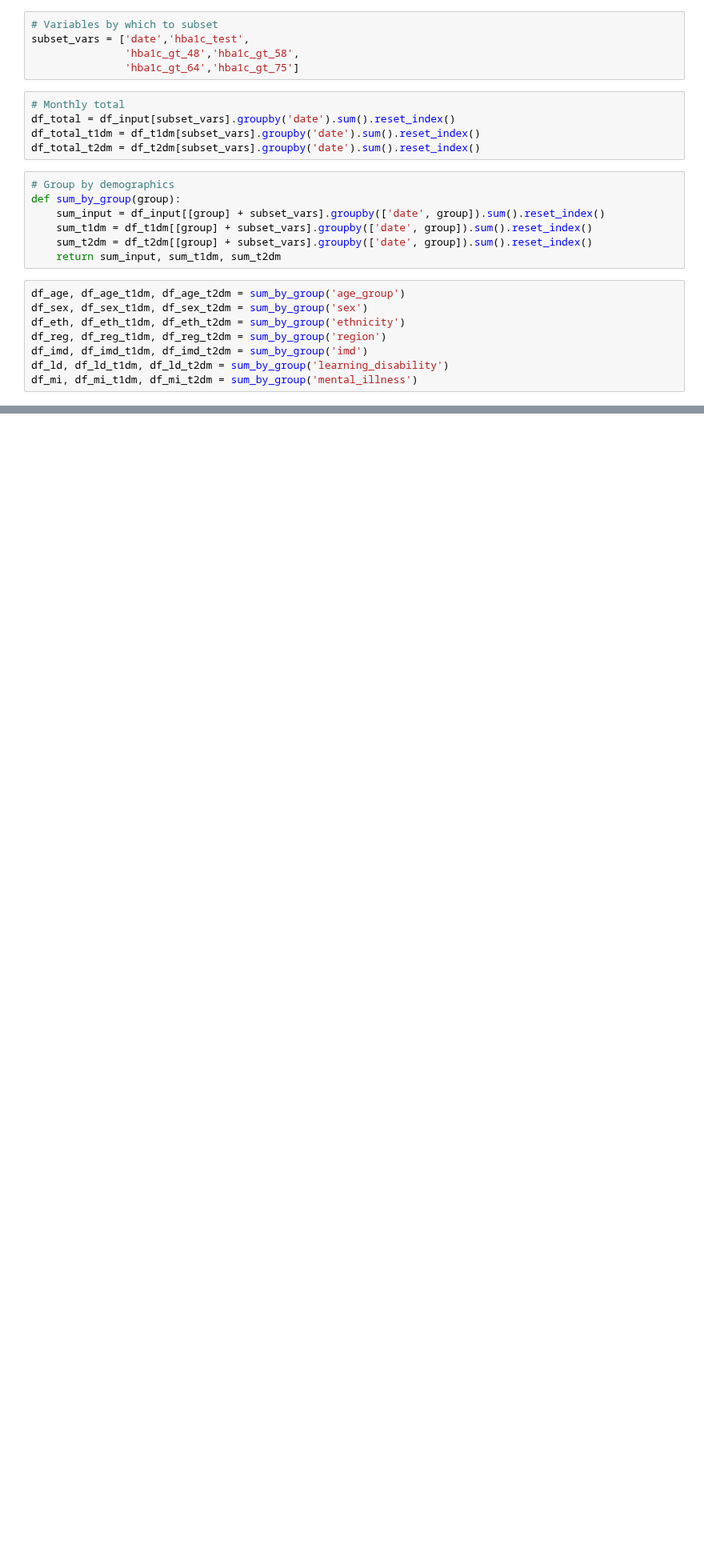
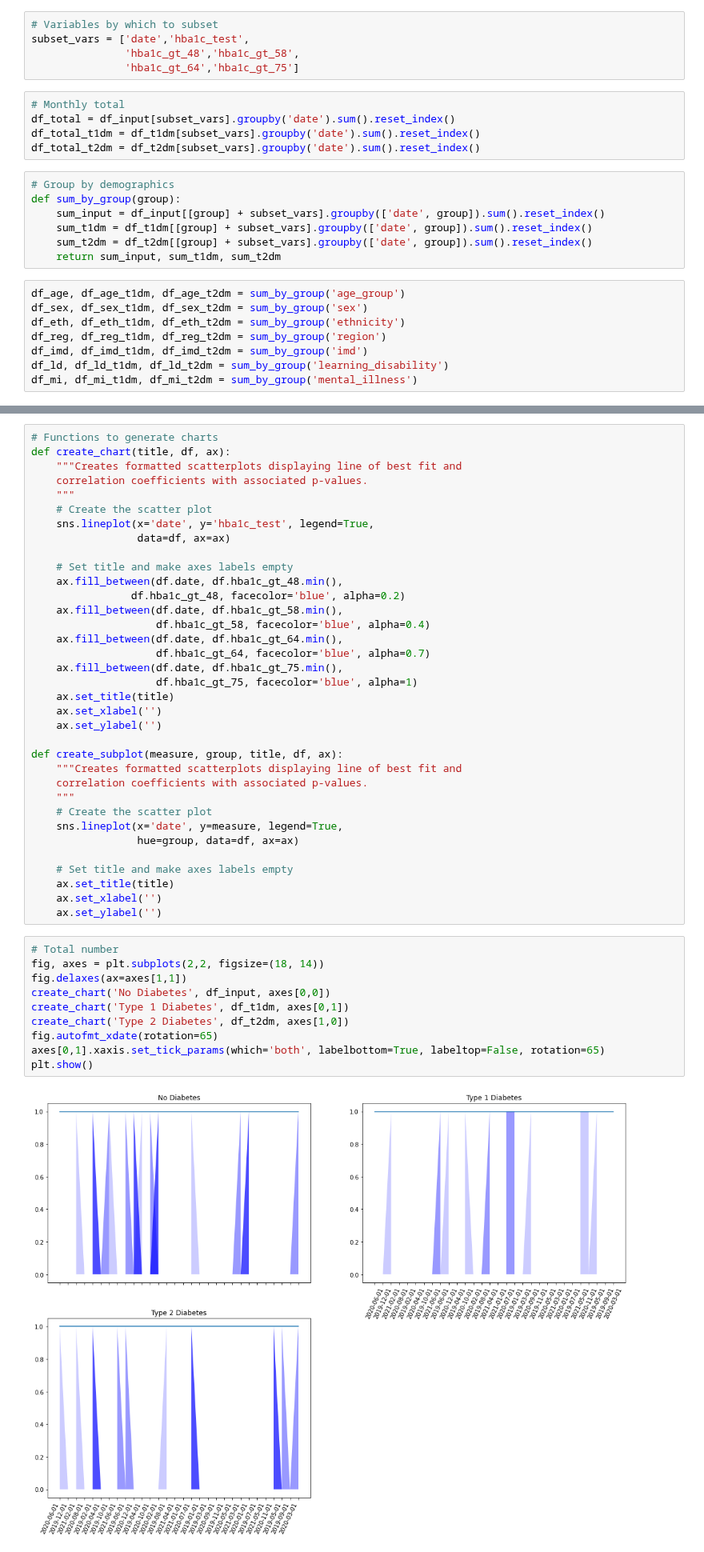
Before and after one commit to opensafely/HbA1c-levels, a Jupyter notebook: notebooks/charts.ipynb, the cells around one changed output, grey strips where cells are left out. Shown at 80% size. Drawn from its saved outputs; the diff is of its cells as text; blank space fills up the shorter version.

Commit message:
Generate charts

```diff
--- a/notebooks/charts.ipynb
+++ b/notebooks/charts.ipynb
@@ -84,0 +70,47 @@ ax.fill_between(df_total.date, df_total.hba1c_gt_75.min(),
+# %%
+# Functions to generate charts
+def create_chart(title, df, ax):
+    """Creates formatted scatterplots displaying line of best fit and
+    correlation coefficients with associated p-values.
+    """
+    # Create the scatter plot
+    sns.lineplot(x='date', y='hba1c_test', legend=True,
+                 data=df, ax=ax)
+
+    # Set title and make axes labels empty
+    ax.fill_between(df.date, df.hba1c_gt_48.min(),
+                df.hba1c_gt_48, facecolor='blue', alpha=0.2)
+    ax.fill_between(df.date, df.hba1c_gt_58.min(),
+                    df.hba1c_gt_58, facecolor='blue', alpha=0.4)
+    ax.fill_between(df.date, df.hba1c_gt_64.min(),
+                    df.hba1c_gt_64, facecolor='blue', alpha=0.7)
+    ax.fill_between(df.date, df.hba1c_gt_75.min(),
+                    df.hba1c_gt_75, facecolor='blue', alpha=1)
+    ax.set_title(title)
+    ax.set_xlabel('')
+    ax.set_ylabel('')
+
+def create_subplot(measure, group, title, df, ax):
+    """Creates formatted scatterplots displaying line of best fit and
+    correlation coefficients with associated p-values.
+    """
+    # Create the scatter plot
+    sns.lineplot(x='date', y=measure, legend=True,
+                 hue=group, data=df, ax=ax)
+
+    # Set title and make axes labels empty
+    ax.set_title(title)
+    ax.set_xlabel('')
+    ax.set_ylabel('')
+# %%
+# Total number
+fig, axes = plt.subplots(2,2, figsize=(18, 14))
+fig.delaxes(ax=axes[1,1])
+create_chart('No Diabetes', df_input, axes[0,0])
+create_chart('Type 1 Diabetes', df_t1dm, axes[0,1])
+create_chart('Type 2 Diabetes', df_t2dm, axes[1,0])
+fig.autofmt_xdate(rotation=65)
+axes[0,1].xaxis.set_tick_params(which='both', labelbottom=True, labeltop=False, rotation=65)
+plt.show()
+# %% [output]
+[figure, added]
```
Also changed, not shown: parts of 11 cells of this notebook.
